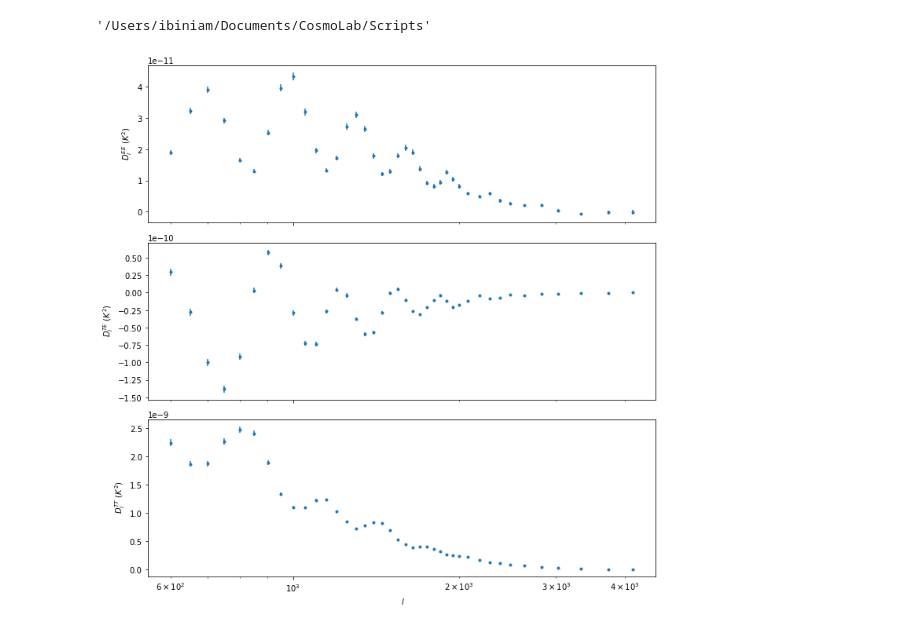
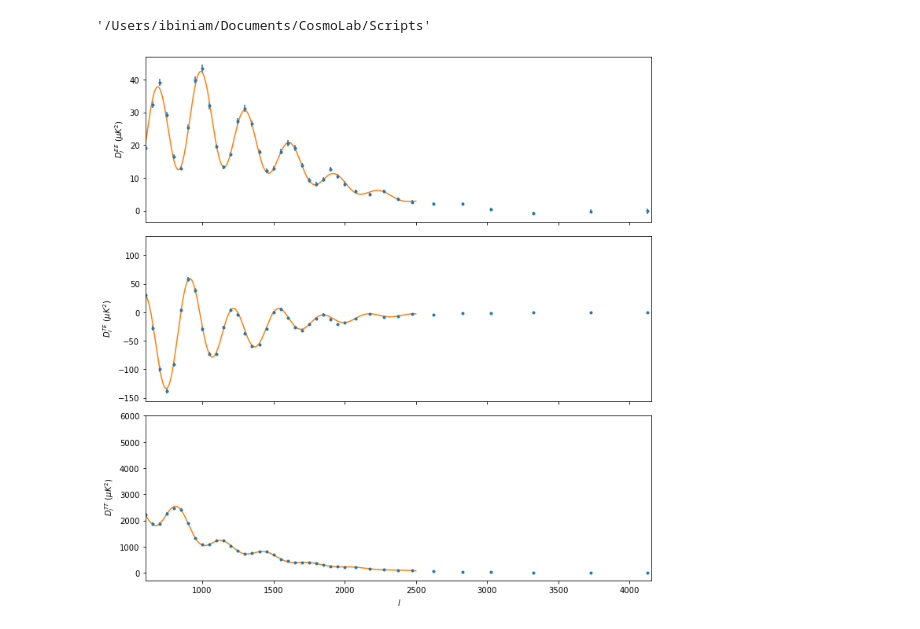
Before and after one commit to ibiniam/NSBP-2022-project, a Jupyter notebook: Scripts/DR4_CMB_readin.ipynb, the cells around one changed output. Drawn from its saved outputs; the diff is of its cells as text; code cells hidden in the pictures.

```diff
--- a/Scripts/DR4_CMB_readin.ipynb
+++ b/Scripts/DR4_CMB_readin.ipynb
@@ -53,11 +54,15 @@ clTT = cls['tt'][2:]
 # %%
 fig, (ax1, ax2, ax3) = plt.subplots(3, 1, sharex = 'col', figsize = (10,10))
-ax1.set_xscale('log'); ax1.set_ylabel('$\ D_l^{EE} \ (K^2)$')
-ax1.errorbar(lEE, (10**-12)*DlEE, yerr=(10**-12)*errEE, marker=".", linestyle=' ')
-ax2.set_xscale('log'); ax2.set_ylabel('$\ D_l^{TE} \ (K^2)$')
-ax2.errorbar(lTE, (10**-12)*DlTE, yerr=(10**-12)*errTE, marker=".", linestyle=' ')
-ax3.set_xscale('log'); ax3.set_xlabel('$\ l $'); ax3.set_ylabel('$\ D_l^{TT} \ (K^2)$')
-ax3.errorbar(lTT, (10**-12)*DlTT, yerr=(10**-12)*errTT, marker=".", linestyle=' ')
+ax1.set_ylabel('$\ D_l^{EE} \ (\mu K^2)$')
+ax1.errorbar(lEE, DlEE, yerr=errEE, marker=".", linestyle=' ') #plotting polarization data
+ax1.plot(ll, (2.7255e6**2)*clEE*ll*(ll+1)/2./np.pi)
+ax2.set_ylabel('$\ D_l^{TE} \ (\mu K^2)$')
+ax2.errorbar(lTE, DlTE, yerr=errTE, marker=".", linestyle=' ') #plotting polarization-temperature data
+ax2.plot(ll, (2.7255e6**2)*clTE*ll*(ll+1)/2./np.pi)
+ax3.set_xlabel('$\ l $'); ax3.set_ylabel('$\ D_l^{TT} \ (\mu K^2)$')
+ax3.errorbar(lTT, DlTT, yerr=errTT, marker=".", linestyle=' ') #plotting temperature data
+ax3.plot(ll, (2.7255e6**2)*clTT*ll*(ll+1)/2./np.pi)
+plt.xlim(600, 4150)
 plt.tight_layout()
 # %% [output]
-[figure, old version]
+[figure, new version]
```
Also changed, not shown: parts of 3 cells of this notebook, 1 other file.
